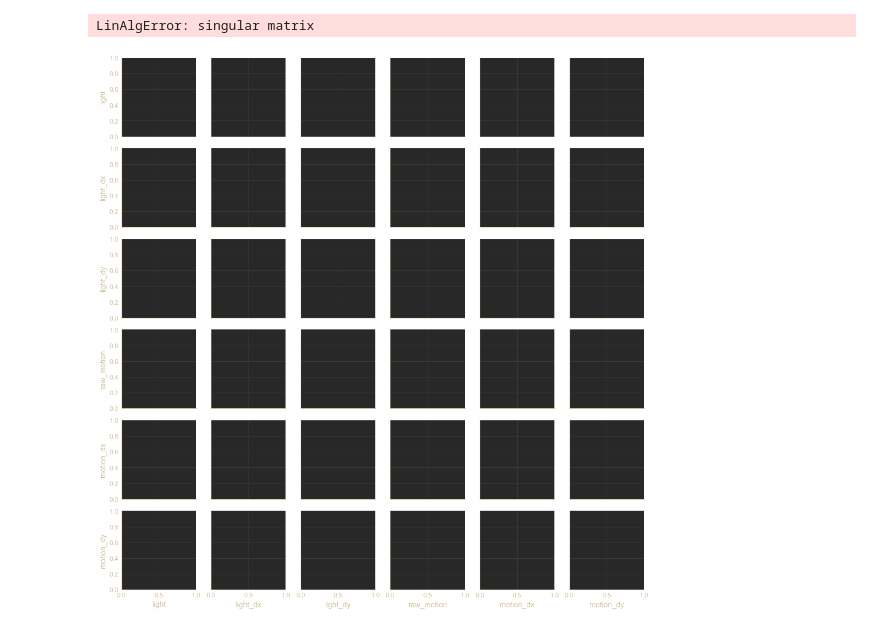
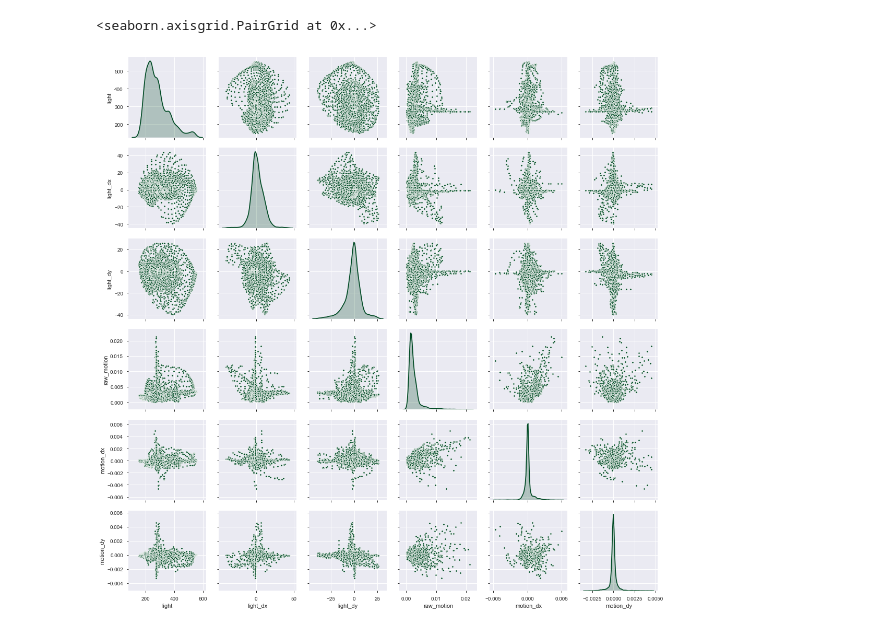
Before and after one commit to trdougherty/Quant_Mo, a Jupyter notebook: pandas_pickle.ipynb, the cells around one changed output. Saved outputs shown, nothing was run; the diff lists cells and outputs as text; code cells hidden in the pictures.

```diff
--- a/pandas_pickle.ipynb
+++ b/pandas_pickle.ipynb
@@ -19,5 +20,5 @@ sns.jointplot('raw_motion','light', data=dp, kind='reg', size=13)
-# %%
-sns.pairplot(data_packet)
-# %% [output]
-LinAlgError: singular matrix
-[figure, removed]
+# %%
+sns.pairplot(dp, diag_kind='kde', markers=".")
+# %% [output]
+<seaborn.axisgrid.PairGrid at 0x...>
+[figure, added]
```
Also changed, not shown: parts of 8 cells of this notebook, 17 other files.
